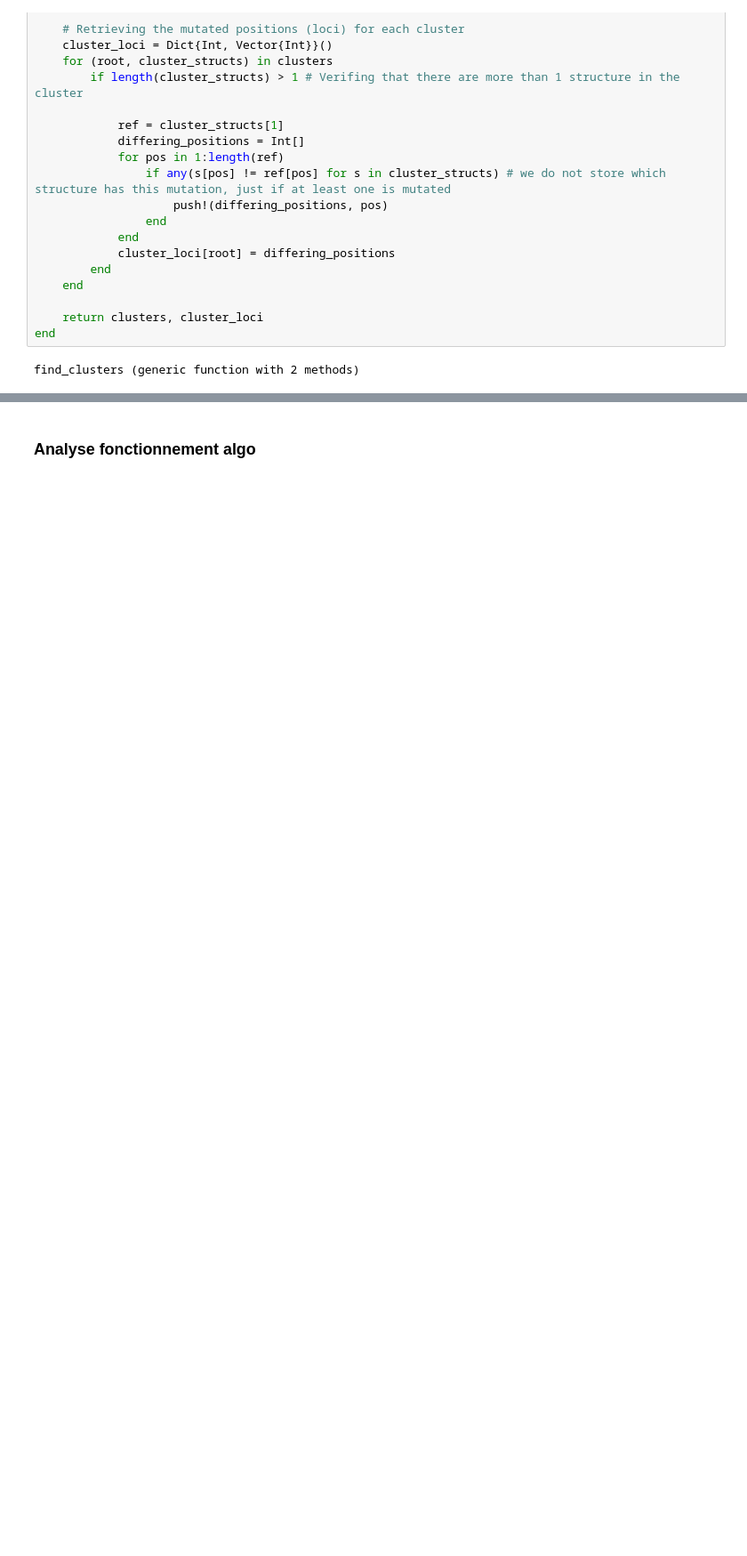
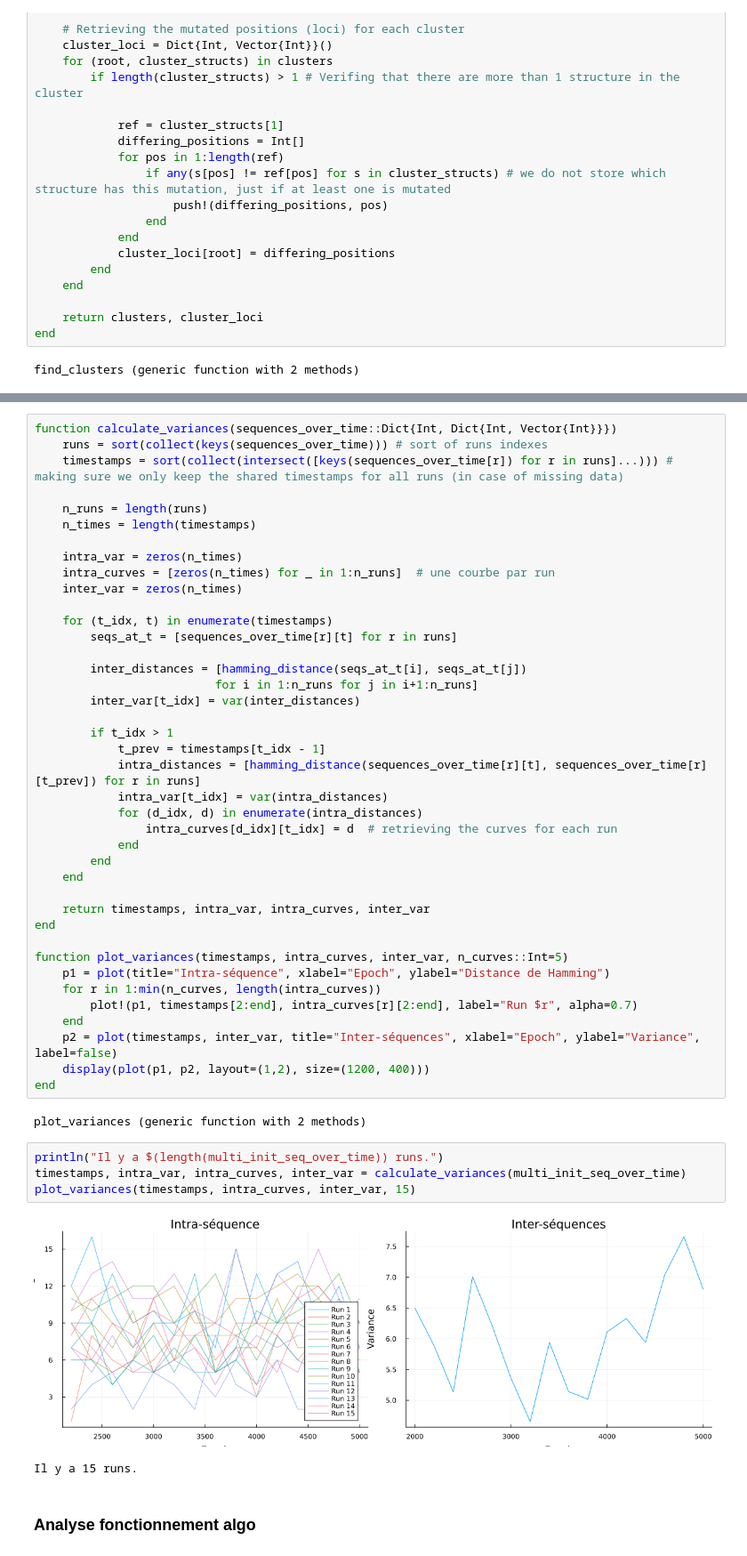
Before and after one commit to 0Marie0/pBIM, a Jupyter notebook: test_julia/test2.ipynb, the cells around one changed output, grey strips where cells are left out. Shown at 89% size. Drawn from its saved outputs; the diff is of its cells as text; blank space fills up the shorter version.

```diff
--- a/test_julia/test2.ipynb
+++ b/test_julia/test2.ipynb
@@ -1213,3 +1236,52 @@ Cluster 38 : avec 1 structure(s) :
+# %%
+function calculate_variances(sequences_over_time::Dict{Int, Dict{Int, Vector{Int}}})
+    runs = sort(collect(keys(sequences_over_time))) # sort of runs indexes
+    timestamps = sort(collect(intersect([keys(sequences_over_time[r]) for r in runs]...))) # making sure we only keep the shared timestamps for all runs (in case of missing data)
+
+    n_runs = length(runs)
+    n_times = length(timestamps)
+
+    intra_var = zeros(n_times)
+    intra_curves = [zeros(n_times) for _ in 1:n_runs]  # une courbe par run
+    inter_var = zeros(n_times)
+
+    for (t_idx, t) in enumerate(timestamps)
+        seqs_at_t = [sequences_over_time[r][t] for r in runs]
+
+        inter_distances = [hamming_distance(seqs_at_t[i], seqs_at_t[j])
+                          for i in 1:n_runs for j in i+1:n_runs]
+        inter_var[t_idx] = var(inter_distances)
+
+        if t_idx > 1
+            t_prev = timestamps[t_idx - 1]
+            intra_distances = [hamming_distance(sequences_over_time[r][t], sequences_over_time[r][t_prev]) for r in runs]
+            intra_var[t_idx] = var(intra_distances)
+            for (d_idx, d) in enumerate(intra_distances)
+                intra_curves[d_idx][t_idx] = d  # retrieving the curves for each run
+            end
+        end
+    end
+
+    return timestamps, intra_var, intra_curves, inter_var
+end
+
+function plot_variances(timestamps, intra_curves, inter_var, n_curves::Int=5)
+    p1 = plot(title="Intra-séquence", xlabel="Epoch", ylabel="Distance de Hamming")
+    for r in 1:min(n_curves, length(intra_curves))
+        plot!(p1, timestamps[2:end], intra_curves[r][2:end], label="Run $r", alpha=0.7)
+    end
+    p2 = plot(timestamps, inter_var, title="Inter-séquences", xlabel="Epoch", ylabel="Variance", label=false)
+    display(plot(p1, p2, layout=(1,2), size=(1200, 400)))
+end
+# %% [output]
+plot_variances (generic function with 2 methods)
+# %%
+println("Il y a $(length(multi_init_seq_over_time)) runs.")
+timestamps, intra_var, intra_curves, inter_var = calculate_variances(multi_init_seq_over_time)
+plot_variances(timestamps, intra_curves, inter_var, 15)
+# %% [output]
+[figure, added]
+Il y a 15 runs.
 # %% [markdown]
 ### Analyse fonctionnement algo
 # %%
```
Also changed, not shown: parts of 31 cells of this notebook.
